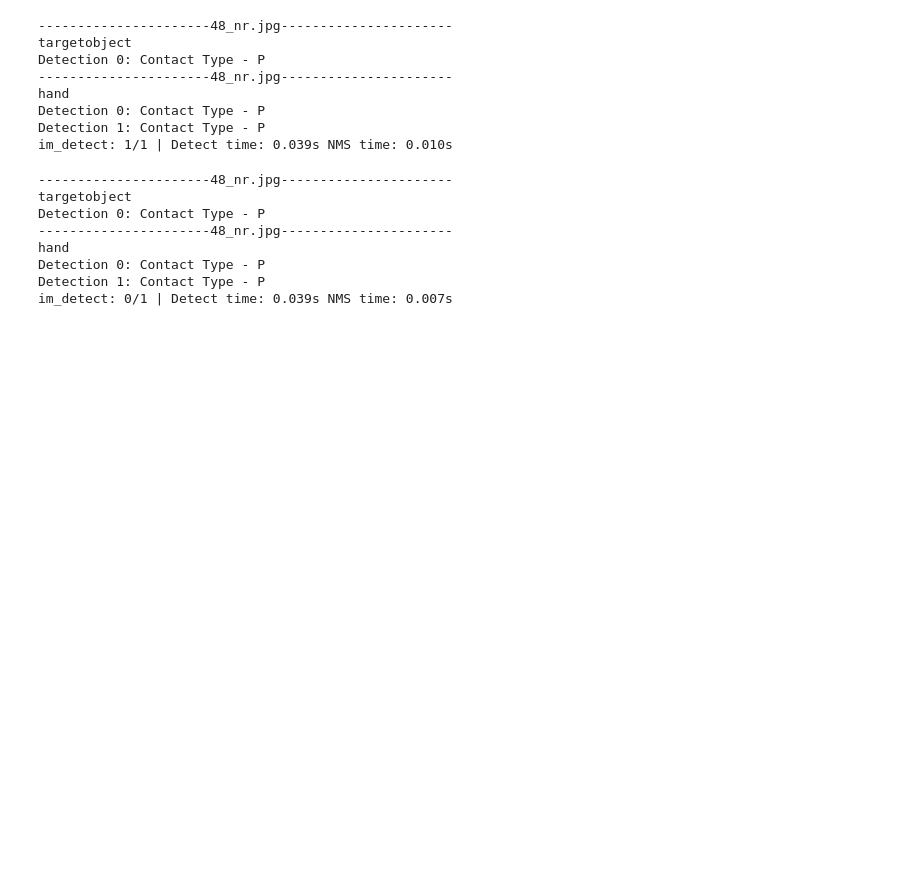
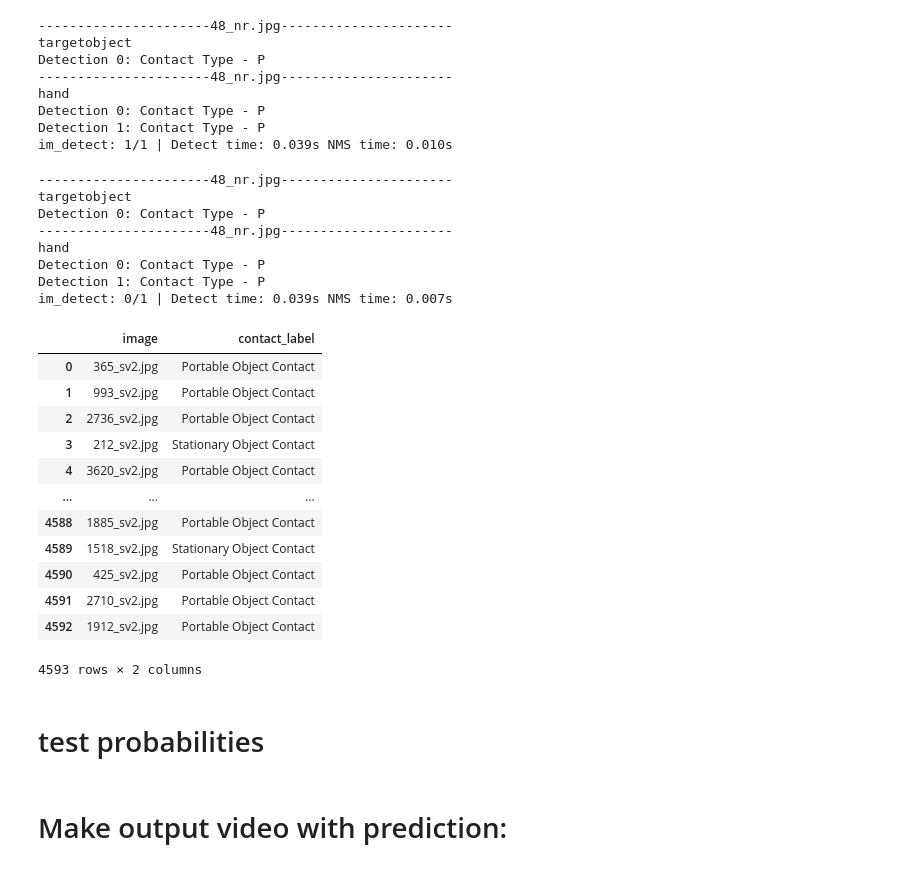
Before and after one commit to nripstein/Thesis-100-DOH, a Jupyter notebook: caller.ipynb, the cells around one changed output. Cells and saved outputs as stored; diff of their text form; code cells hidden in the pictures; blank space fills up the shorter version.

```diff
--- a/caller.ipynb
+++ b/caller.ipynb
@@ -328,3 +376,22 @@ hand
 Detection 0: Contact Type - P
 Detection 1: Contact Type - P
 im_detect: 0/1 | Detect time: 0.039s NMS time: 0.007s
+# %%
+transformation_dict = {"Portable Object Contact": "green", "Stationary Object Contact": "red", "No Contact": "yellow", "Self Contact": "red"}
+display(sv2_results)
+# %% [output]
+|  | image | contact_label |
+| 0 | 365_sv2.jpg | Portable Object Contact |
+| 1 | 993_sv2.jpg | Portable Object Contact |
+| 2 | 2736_sv2.jpg | Portable Object Contact |
+| 3 | 212_sv2.jpg | Stationary Object Contact |
+| 4 | 3620_sv2.jpg | Portable Object Contact |
+| ... | ... | ... |
+| 4588 | 1885_sv2.jpg | Portable Object Contact |
+| 4589 | 1518_sv2.jpg | Stationary Object Contact |
+| 4590 | 425_sv2.jpg | Portable Object Contact |
+| 4591 | 2710_sv2.jpg | Portable Object Contact |
+| 4592 | 1912_sv2.jpg | Portable Object Contact |
+4593 rows × 2 columns
+# %% [markdown]
+# test probabilities
@@ -330,0 +401,2 @@ im_detect: 0/1 | Detect time: 0.039s NMS time: 0.007s
+# %% [markdown]
+# Make output video with prediction:
```
Also changed, not shown: parts of 17 cells of this notebook, 1 other file.
